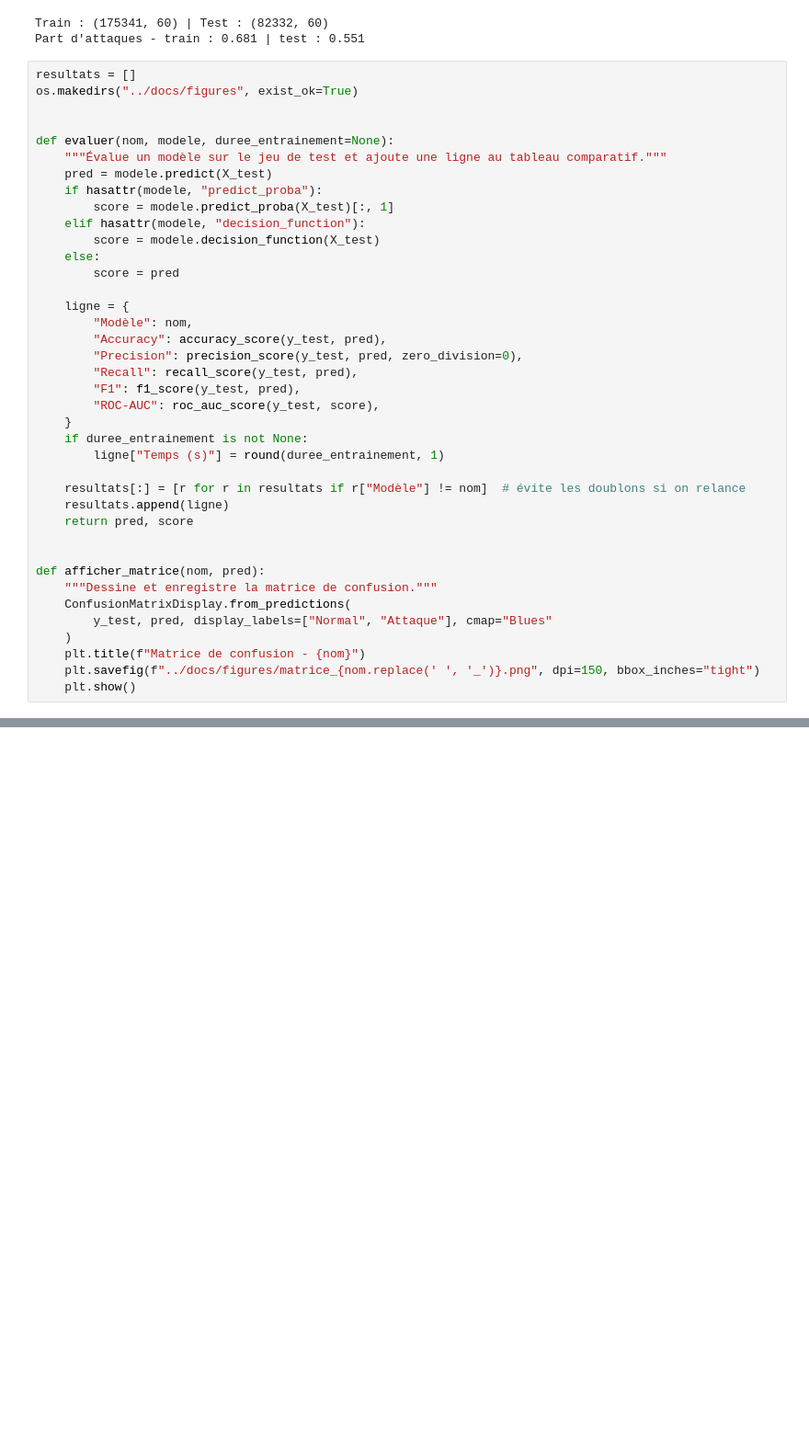
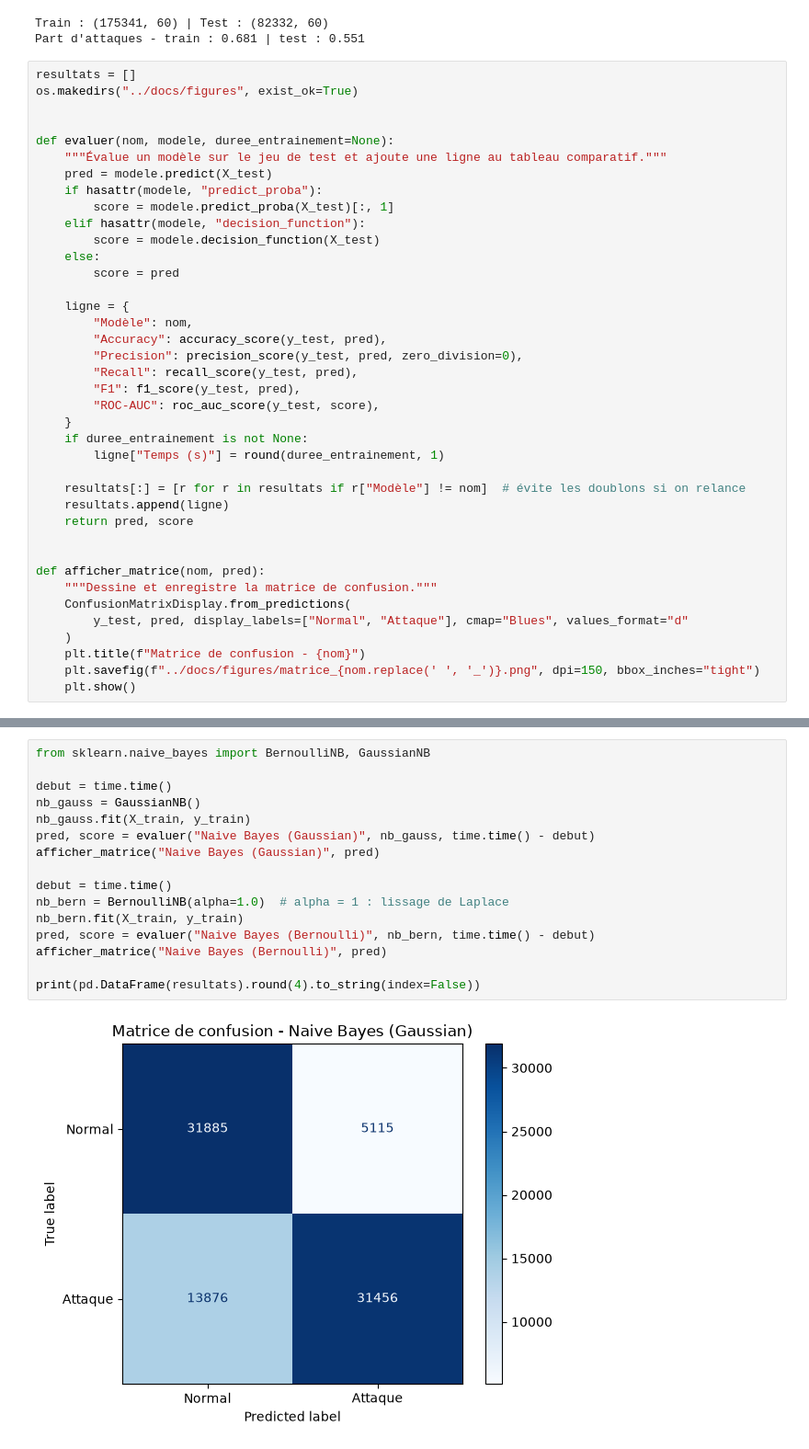
Before and after one commit to barellina/DM-Detection-Intrusions-UNSW-NB15, a Jupyter notebook: notebooks/03_model_training_evaluation.ipynb, the cells around one changed output, grey strips where cells are left out. Shown at 92% size. Saved outputs shown, nothing was run; the diff lists cells and outputs as text; blank space fills up the shorter version.

Commit message:
Add Naive Bayes and decision tree with features importance

```diff
--- a/notebooks/03_model_training_evaluation.ipynb
+++ b/notebooks/03_model_training_evaluation.ipynb
@@ -56,7 +56,7 @@ def evaluer(nom, modele, duree_entrainement=None):
 def afficher_matrice(nom, pred):
     """Dessine et enregistre la matrice de confusion."""
     ConfusionMatrixDisplay.from_predictions(
-        y_test, pred, display_labels=["Normal", "Attaque"], cmap="Blues"
+        y_test, pred, display_labels=["Normal", "Attaque"], cmap="Blues", values_format="d"
     )
     plt.title(f"Matrice de confusion - {nom}")
     plt.savefig(f"../docs/figures/matrice_{nom.replace(' ', '_')}.png", dpi=150, bbox_inches="tight")
@@ -77 +77,19 @@ Zero-R    0.5506     0.5506     1.0 0.7102      0.5        0.6
 [figure]
+# %%
+from sklearn.naive_bayes import BernoulliNB, GaussianNB
+
+debut = time.time()
+nb_gauss = GaussianNB()
+nb_gauss.fit(X_train, y_train)
+pred, score = evaluer("Naive Bayes (Gaussian)", nb_gauss, time.time() - debut)
+afficher_matrice("Naive Bayes (Gaussian)", pred)
+
+debut = time.time()
+nb_bern = BernoulliNB(alpha=1.0)  # alpha = 1 : lissage de Laplace
+nb_bern.fit(X_train, y_train)
+pred, score = evaluer("Naive Bayes (Bernoulli)", nb_bern, time.time() - debut)
+afficher_matrice("Naive Bayes (Bernoulli)", pred)
+
+print(pd.DataFrame(resultats).round(4).to_string(index=False))
+# %% [output]
+[figure, added]
```
Also changed, not shown: parts of 4 cells of this notebook, 5 other files.
